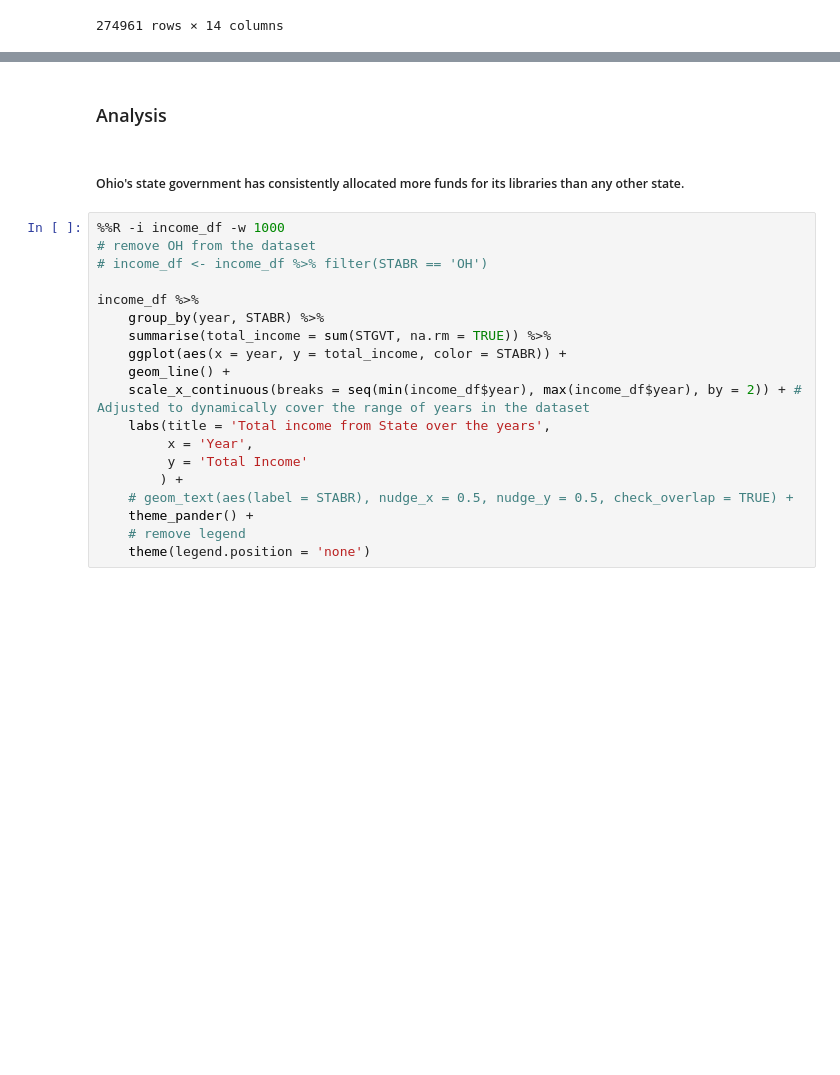
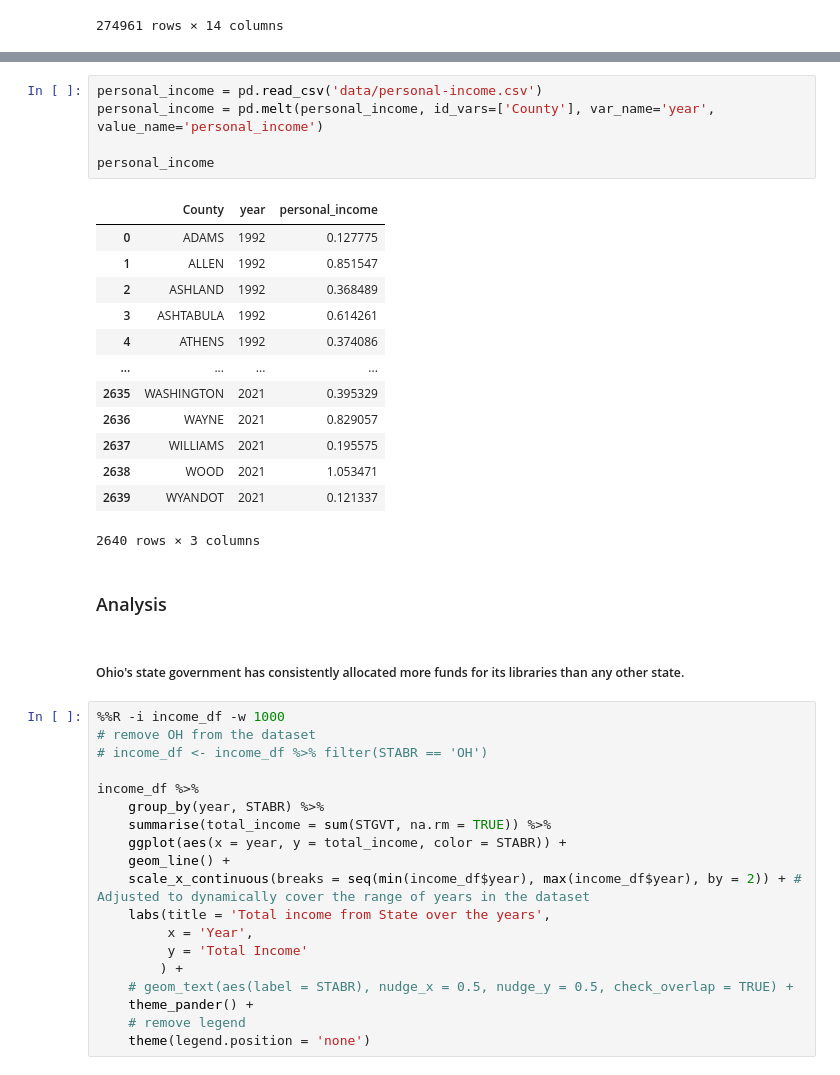
Before and after one commit to aishichandra/Ohio-Library-final, a Jupyter notebook: analysis.ipynb, the cells around one changed output, grey strips where cells are left out. Cells and saved outputs as stored; diff of their text form; blank space fills up the shorter version.

```diff
--- a/analysis.ipynb
+++ b/analysis.ipynb
@@ -201,3 +237,22 @@ income_df
+# %%
+personal_income = pd.read_csv('data/personal-income.csv')
+personal_income = pd.melt(personal_income, id_vars=['County'], var_name='year', value_name='personal_income')
+
+personal_income
+# %% [output]
+|  | County | year | personal_income |
+| 0 | ADAMS | 1992 | 0.127775 |
+| 1 | ALLEN | 1992 | 0.851547 |
+| 2 | ASHLAND | 1992 | 0.368489 |
+| 3 | ASHTABULA | 1992 | 0.614261 |
+| 4 | ATHENS | 1992 | 0.374086 |
+| ... | ... | ... | ... |
+| 2635 | WASHINGTON | 2021 | 0.395329 |
+| 2636 | WAYNE | 2021 | 0.829057 |
+| 2637 | WILLIAMS | 2021 | 0.195575 |
+| 2638 | WOOD | 2021 | 1.053471 |
+| 2639 | WYANDOT | 2021 | 0.121337 |
+2640 rows × 3 columns
 # %% [markdown]
 ### Analysis
 # %% [markdown]
```
Also changed, not shown: parts of 18 cells of this notebook, 1 other file.
